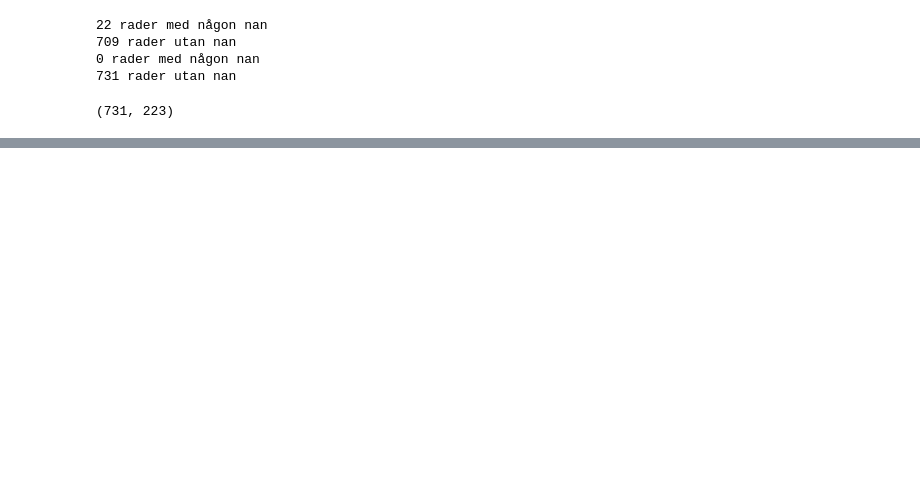
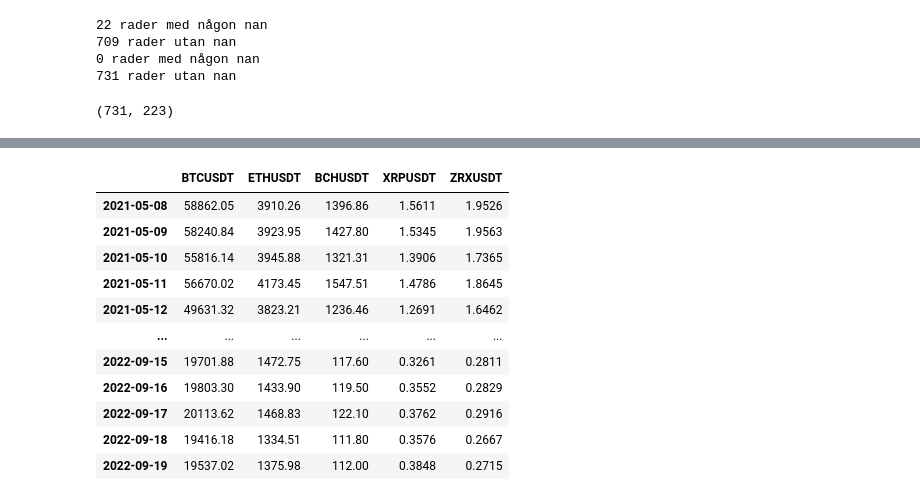
Before and after one commit to carokanns/the_new_Krypto, a Jupyter notebook: my_create_stdScaler.ipynb, the cells around one changed output, grey strips where cells are left out. Saved outputs shown, nothing was run; the diff lists cells and outputs as text; code cells hidden in the pictures; blank space fills up the shorter version.

```diff
--- a/my_create_stdScaler.ipynb
+++ b/my_create_stdScaler.ipynb
@@ -504,0 +439,83 @@ new_columns
+# %%
+# Hämta kryptovalutor asynkront för en ipynb-fil
+import pandas as pd
+from datetime import datetime
+from binance.client import Client
+import httpx
+import asyncio
+# set timer
+start_time = datetime.now()
+
+# Ange din API-nyckel och hemliga nyckel från Binance här
+api_key = '2jxiCQ8OIWmU4PZH4xfwKEY9KYerDkSWzwNCqoaMzj41eJgWBsSqA3VYqkt2wmdX'
+api_secret = 'YY1Qj1t0JZrE4tQdaBBxT8iwl2tbFalWp1FHjyZ9selBb6OnQ0Oj8aVdiXO7YLMz'
+
+# Ange valutorna du vill ladda ner
+cryptos = ['BTCUSDT', 'ETHUSDT', 'BCHUSDT', 'XRPUSDT', 'ZRXUSDT',
+           'BNBUSDT', 'ADAUSDT', 'DOGEUSDT', 'DOTUSDT', 'AVAXUSDT']
+
+
+async def get_historical_klines_async(symbol):
+    base_url = "https://api.binance.com"
+    interval = "1d"
+    _24_months_in_seconds = int(24 * 30.44 * 24 * 60 * 60)
+
+    # Current timestamp in milliseconds
+    end_time = int(datetime.now().timestamp() * 1000)
+    # 24 months ago timestamp in milliseconds
+    start_time = end_time - (_24_months_in_seconds * 1000)
+    url = f"{base_url}/api/v3/klines?symbol={symbol}&interval={interval}&startTime={start_time}&endTime={end_time}"
+    async with httpx.AsyncClient() as client:
+        response = await client.get(url)
+    return response.json()
+
+
+async def main():
+    tasks = [get_historical_klines_async(symbol) for symbol in cryptos]
+    klines = await asyncio.gather(*tasks)
+
+    close_prices_list = []
+    timestamps_list = []
+    for crypto_data in klines:
+        close_prices = [float(kline[4]) for kline in crypto_data]
+        timestamps = [int(kline[0]) for kline in crypto_data]
+        close_prices_list.append(close_prices)
+        timestamps_list.append(timestamps)
+
+    # Konvertera close_prices_list till en pandas DataFrame
+    data = {symbol: prices for symbol,
+            prices in zip(cryptos, close_prices_list)}
+    df = pd.DataFrame(data)
+
+    # Hämta tidpunkterna för varje datapunkt och konvertera dem till datetime-objekt
+    dates = pd.to_datetime(timestamps_list[0], unit='ms')
+
+    # Sätt Date som index för DataFrame
+    df.index = dates
+
+    # Visa DataFrame
+    display(df)
+
+# Kör asynkron kod i Jupyter Notebook
+await main()
+
+# print the elapsed time
+elapsed_time = datetime.now() - start_time
+# round to seconds
+elapsed_seconds = round(elapsed_time.total_seconds(),1)
+
+print('elapsed time',elapsed_seconds,)
+#%%
+# %% [output]
+|  | BTCUSDT | ETHUSDT | BCHUSDT | XRPUSDT | ZRXUSDT |
+| 2021-05-08 | 58862.05 | 3910.26 | 1396.86 | 1.5611 | 1.9526 |
+| 2021-05-09 | 58240.84 | 3923.95 | 1427.80 | 1.5345 | 1.9563 |
+| 2021-05-10 | 55816.14 | 3945.88 | 1321.31 | 1.3906 | 1.7365 |
+| 2021-05-11 | 56670.02 | 4173.45 | 1547.51 | 1.4786 | 1.8645 |
+| 2021-05-12 | 49631.32 | 3823.21 | 1236.46 | 1.2691 | 1.6462 |
+| ... | ... | ... | ... | ... | ... |
+| 2022-09-15 | 19701.88 | 1472.75 | 117.60 | 0.3261 | 0.2811 |
+| 2022-09-16 | 19803.30 | 1433.90 | 119.50 | 0.3552 | 0.2829 |
+| 2022-09-17 | 20113.62 | 1468.83 | 122.10 | 0.3762 | 0.2916 |
+| 2022-09-18 | 19416.18 | 1334.51 | 111.80 | 0.3576 | 0.2667 |
+| 2022-09-19 | 19537.02 | 1375.98 | 112.00 | 0.3848 | 0.2715 |
```
Also changed, not shown: parts of 16 cells of this notebook, 4 other files.
